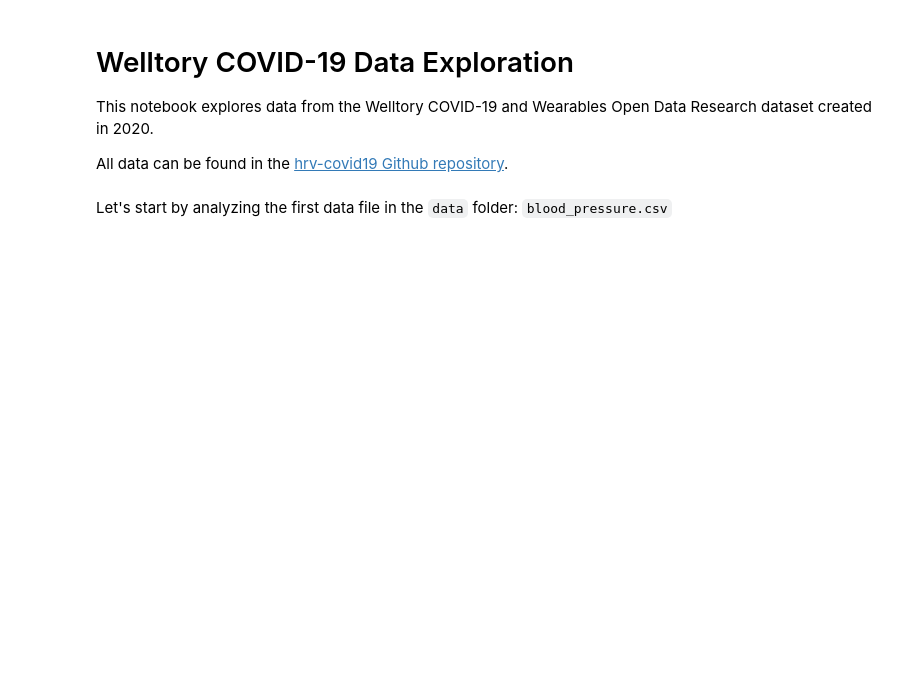
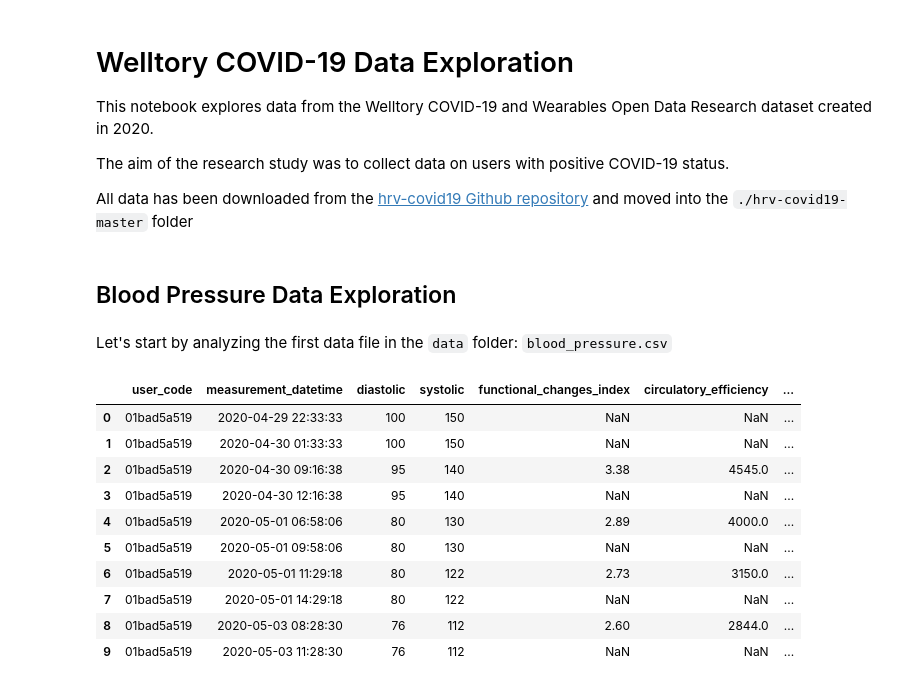
Before and after one commit to AIPI510/aipi510-fall25, a Jupyter notebook: data-exploration/ecooley.ipynb, the cells around one changed output. Drawn from its saved outputs; the diff is of its cells as text; code cells hidden in the pictures; blank space fills up the shorter version.

```diff
--- a/data-exploration/ecooley.ipynb
+++ b/data-exploration/ecooley.ipynb
@@ -3,7 +3,9 @@
 
 This notebook explores data from the Welltory COVID-19 and Wearables Open Data Research dataset created in 2020.
 
-All data can be found in the [hrv-covid19 Github repository](https://github.com/Welltory/hrv-covid19).
+The aim of the research study was to collect data on users with positive COVID-19 status.
+
+All data has been downloaded from the [hrv-covid19 Github repository](https://github.com/Welltory/hrv-covid19) and moved into the `./hrv-covid19-master` folder
 # %%
 # Import our packages
 import requests
@@ -11,6 +14,19 @@ from tempfile import TemporaryFile
+# %% [markdown]
+## Blood Pressure Data Exploration
 # %% [markdown]
 Let's start by analyzing the first data file in the `data` folder: `blood_pressure.csv`
 # %%
-r = requests.get("https://github.com/Welltory/hrv-covid19/blob/master/data/blood_pressure.csv")
-with TemporaryFile() as f:
-    f.write(r.content)
+bp_df = pd.read_csv("./hrv-covid19-master/blood_pressure.csv")
+bp_df.head(10)
+# %% [output]
+|  | user_code | measurement_datetime | diastolic | systolic | functional_changes_index | circulatory_efficiency | ... |
+| 0 | 01bad5a519 | 2020-04-29 22:33:33 | 100 | 150 | NaN | NaN | ... |
+| 1 | 01bad5a519 | 2020-04-30 01:33:33 | 100 | 150 | NaN | NaN | ... |
+| 2 | 01bad5a519 | 2020-04-30 09:16:38 | 95 | 140 | 3.38 | 4545.0 | ... |
+| 3 | 01bad5a519 | 2020-04-30 12:16:38 | 95 | 140 | NaN | NaN | ... |
+| 4 | 01bad5a519 | 2020-05-01 06:58:06 | 80 | 130 | 2.89 | 4000.0 | ... |
+| 5 | 01bad5a519 | 2020-05-01 09:58:06 | 80 | 130 | NaN | NaN | ... |
+| 6 | 01bad5a519 | 2020-05-01 11:29:18 | 80 | 122 | 2.73 | 3150.0 | ... |
+| 7 | 01bad5a519 | 2020-05-01 14:29:18 | 80 | 122 | NaN | NaN | ... |
+| 8 | 01bad5a519 | 2020-05-03 08:28:30 | 76 | 112 | 2.60 | 2844.0 | ... |
+| 9 | 01bad5a519 | 2020-05-03 11:28:30 | 76 | 112 | NaN | NaN | ... |
```
Also changed, not shown: parts of 39 cells of this notebook.
